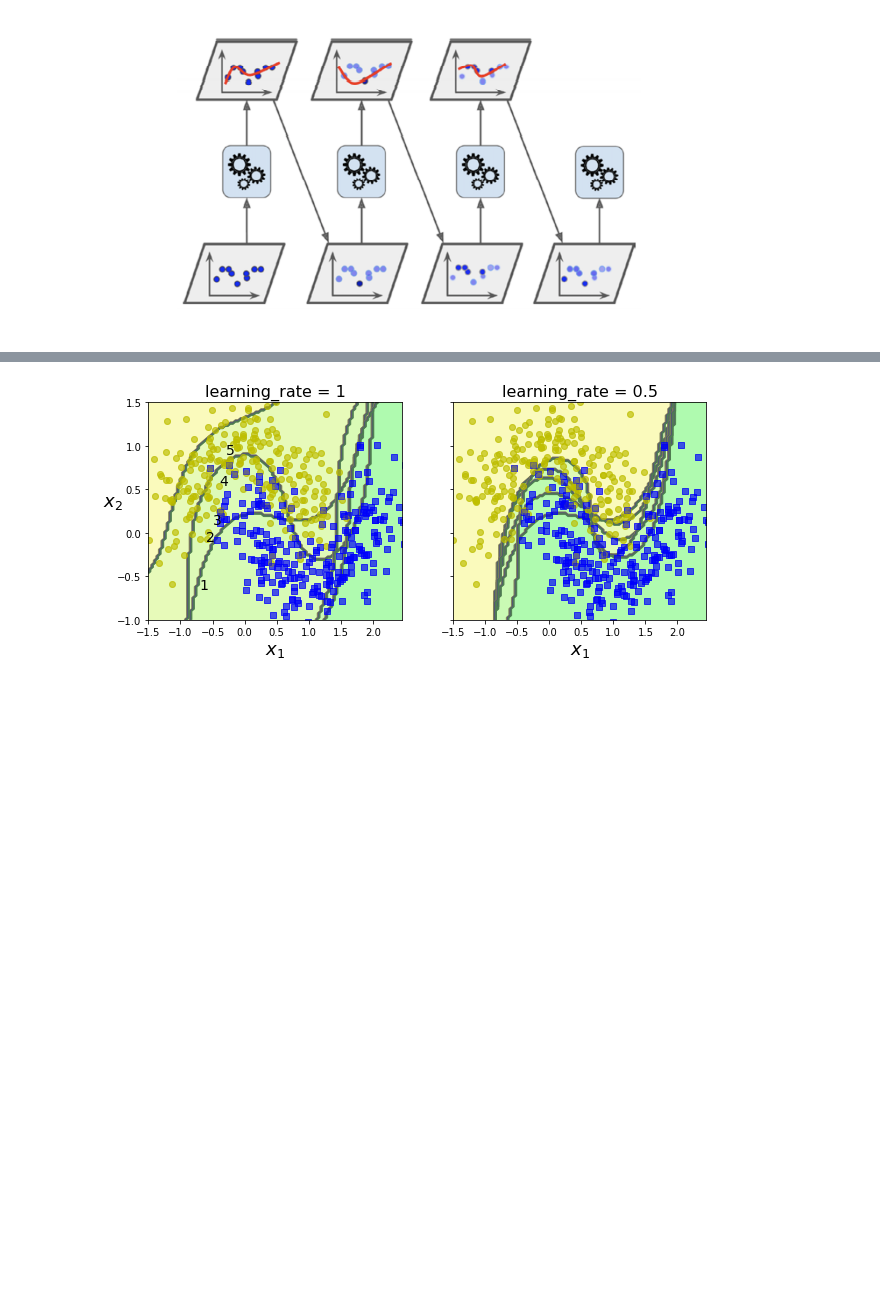
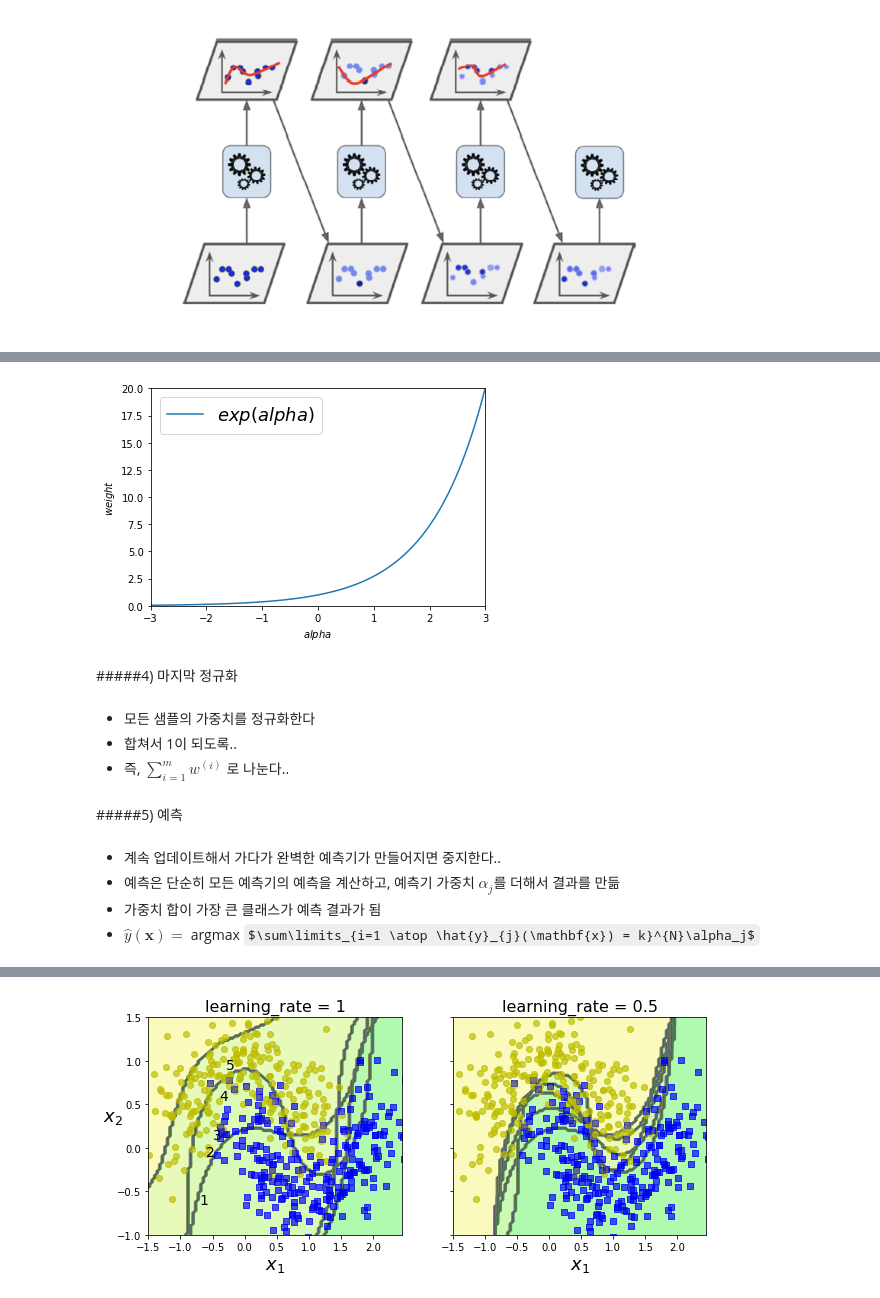
Before and after one commit to dong-tak123/BigAI, a Jupyter notebook: Hands_on_ML_2/Chapter7_앙상블_학습과_랜덤_포레스트.ipynb, the cells around one changed output, grey strips where cells are left out. Saved outputs shown, nothing was run; the diff lists cells and outputs as text; code cells hidden in the pictures; some formulas as TeX source; blank space fills up the shorter version.

```diff
--- a/Hands_on_ML_2/Chapter7_앙상블_학습과_랜덤_포레스트.ipynb
+++ b/Hands_on_ML_2/Chapter7_앙상블_학습과_랜덤_포레스트.ipynb
@@ -420,0 +479,31 @@ plt.show()
+# %%
+#지수함수..
+
+x_5 = np.linspace(-3, 3, 100)
+exp = np.exp(x_5)
+plt.plot(x_5, exp, label="$exp(alpha)$")
+plt.xlabel("$alpha$")
+plt.ylabel("$weight$")
+plt.axis([-3, 3, 0, 20])
+plt.legend(loc="upper left", fontsize=18)
+plt.show()
+# %% [output]
+[figure, added]
+# %% [markdown]
+#####4) 마지막 정규화
+# %% [markdown]
+- 모든 샘플의 가중치를 정규화한다
+- 합쳐서 1이 되도록..
+- 즉,
+$
+\sum\limits_{i=1}^{m}w^{(i)}
+$ 로 나눈다..
+# %% [markdown]
+#####5) 예측
+# %% [markdown]
+- 계속 업데이트해서 가다가 완벽한 예측기가 만들어지면 중지한다..
+- 예측은 단순히 모든 예측기의 예측을 계산하고, 예측기 가중치 $\alpha_j$를 더해서 결과를 만듦
+- 가중치 합이 가장 큰 클래스가 예측 결과가 됨
+- $
+\hat{y}(\mathbf{x}) = $argmax
+$\sum\limits_{i=1 \atop \hat{y}_{j}(\mathbf{x}) = k}^{N}\alpha_j$
```
Also changed, not shown: parts of 23 cells of this notebook, 1 other file.
